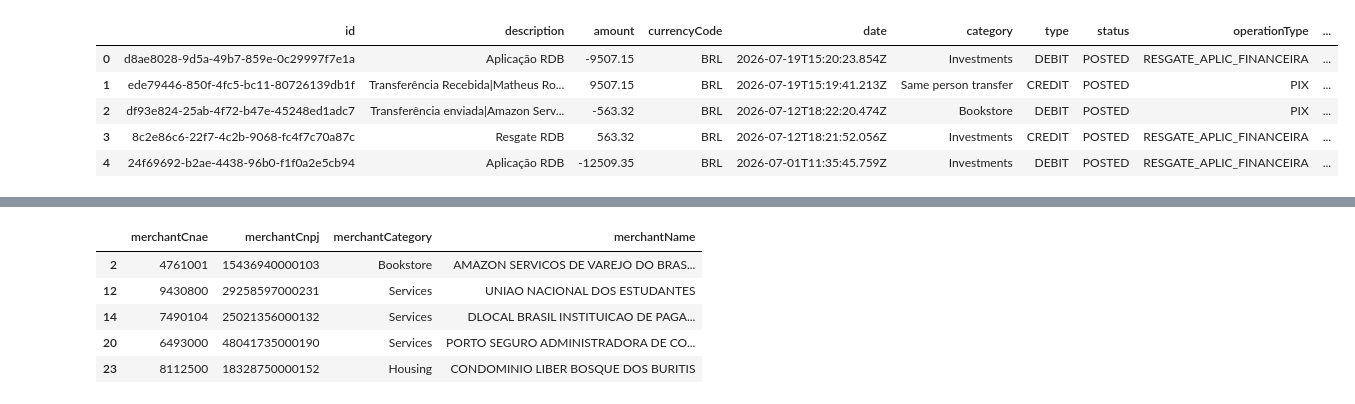
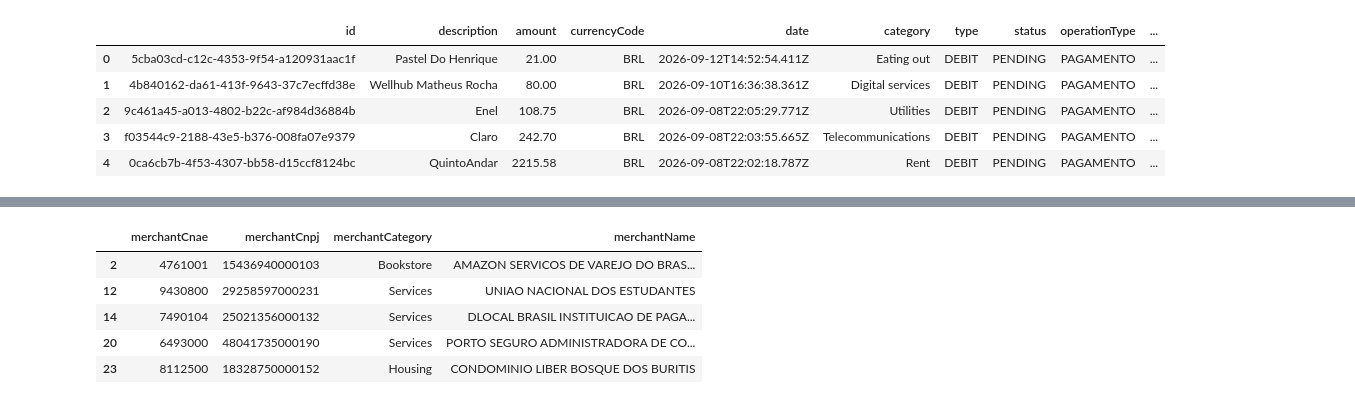
Before and after one commit to Mathrcar/ControleFin, a Jupyter notebook: test_api.ipynb, the cells around one changed output, grey strips where cells are left out. Cells and saved outputs as stored; diff of their text form; code cells hidden in the pictures.

```diff
--- a/test_api.ipynb
+++ b/test_api.ipynb
@@ -42,7 +30,7 @@ headers = {
 
 url = "https://api.pluggy.ai/v2/transactions"
 
-response = requests.get(url, headers=headers, json=payload,  params={"accountId": "e54de2cd-79ed-4be2-807e-f64bcde933d3"}).json().get("results")
+response = requests.get(url, headers=headers, json=payload,  params={"accountId": "f371a714-16ea-4bb4-b3c6-24381eac1642"}).json().get("results")
 # %%
 print(response)
 # %% [output]
@@ -64,11 +52,11 @@ transactions_raw.head(5)
 # %%
 transactions = transactions_raw[['id', 'description', 'amount', 'currencyCode', 'date', 'category', 'type', 'status', 'operationType', 'createdAt']]
-transactions['bankName'] = 'NuBank'
+# transactions['bankName'] = 'NuBank'
 transactions.head()
 # %% [output]
 |  | id | description | amount | currencyCode | date | category | type | status | operationType | ... |
-| 0 | d8ae8028-9d5a-49b7-859e-0c29997f7e1a | Aplicação RDB | -9507.15 | BRL | 2026-07-19T15:20:23.854Z | Investments | DEBIT | POSTED | RESGATE_APLIC_FINANCEIRA | ... |
-| 1 | ede79446-850f-4fc5-bc11-80726139db1f | Transferência Recebida|Matheus Ro... | 9507.15 | BRL | 2026-07-19T15:19:41.213Z | Same person transfer | CREDIT | POSTED | PIX | ... |
-| 2 | df93e824-25ab-4f72-b47e-45248ed1adc7 | Transferência enviada|Amazon Serv... | -563.32 | BRL | 2026-07-12T18:22:20.474Z | Bookstore | DEBIT | POSTED | PIX | ... |
-| 3 | 8c2e86c6-22f7-4c2b-9068-fc4f7c70a87c | Resgate RDB | 563.32 | BRL | 2026-07-12T18:21:52.056Z | Investments | CREDIT | POSTED | RESGATE_APLIC_FINANCEIRA | ... |
-| 4 | 24f69692-b2ae-4438-96b0-f1f0a2e5cb94 | Aplicação RDB | -12509.35 | BRL | 2026-07-01T11:35:45.759Z | Investments | DEBIT | POSTED | RESGATE_APLIC_FINANCEIRA | ... |
+| 0 | 5cba03cd-c12c-4353-9f54-a120931aac1f | Pastel Do Henrique | 21.00 | BRL | 2026-09-12T14:52:54.411Z | Eating out | DEBIT | PENDING | PAGAMENTO | ... |
+| 1 | 4b840162-da61-413f-9643-37c7ecffd38e | Wellhub Matheus Rocha | 80.00 | BRL | 2026-09-10T16:36:38.361Z | Digital services | DEBIT | PENDING | PAGAMENTO | ... |
+| 2 | 9c461a45-a013-4802-b22c-af984d36884b | Enel | 108.75 | BRL | 2026-09-08T22:05:29.771Z | Utilities | DEBIT | PENDING | PAGAMENTO | ... |
+| 3 | f03544c9-2188-43e5-b376-008fa07e9379 | Claro | 242.70 | BRL | 2026-09-08T22:03:55.665Z | Telecommunications | DEBIT | PENDING | PAGAMENTO | ... |
+| 4 | 0ca6cb7b-4f53-4307-bb58-d15ccf8124bc | QuintoAndar | 2215.58 | BRL | 2026-09-08T22:02:18.787Z | Rent | DEBIT | PENDING | PAGAMENTO | ... |
```
Also changed, not shown: parts of 5 cells of this notebook, 3 other files.
